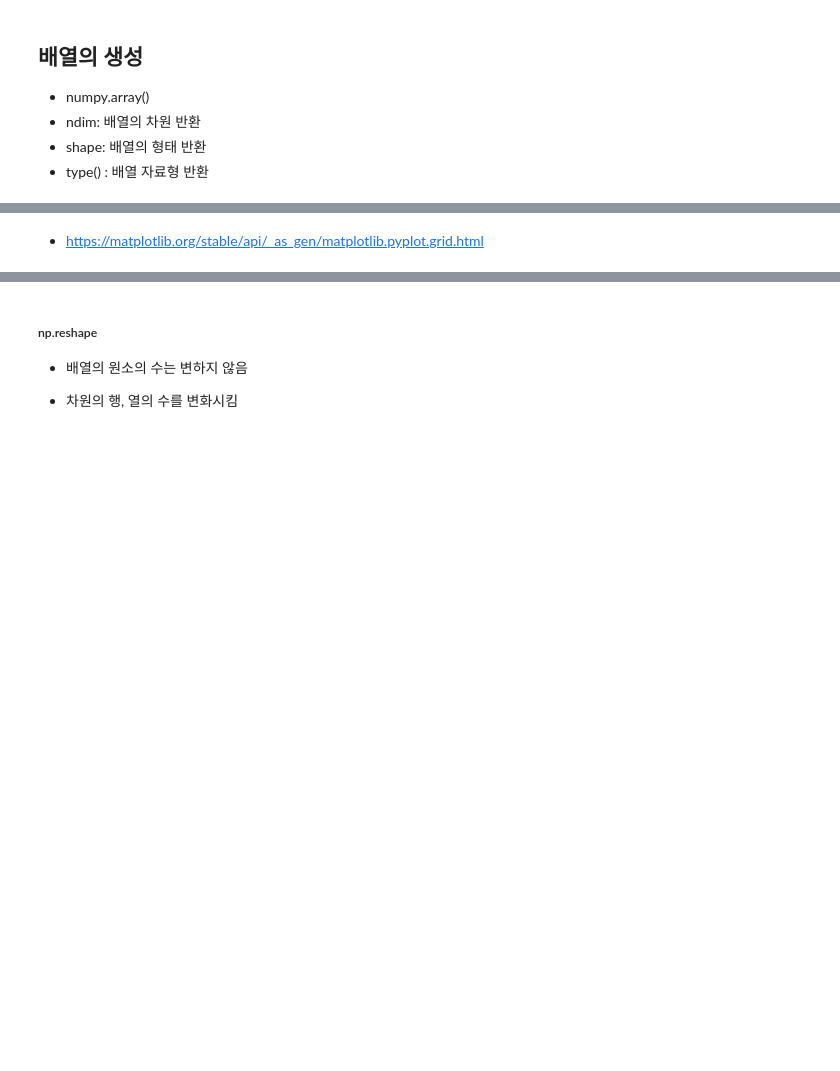
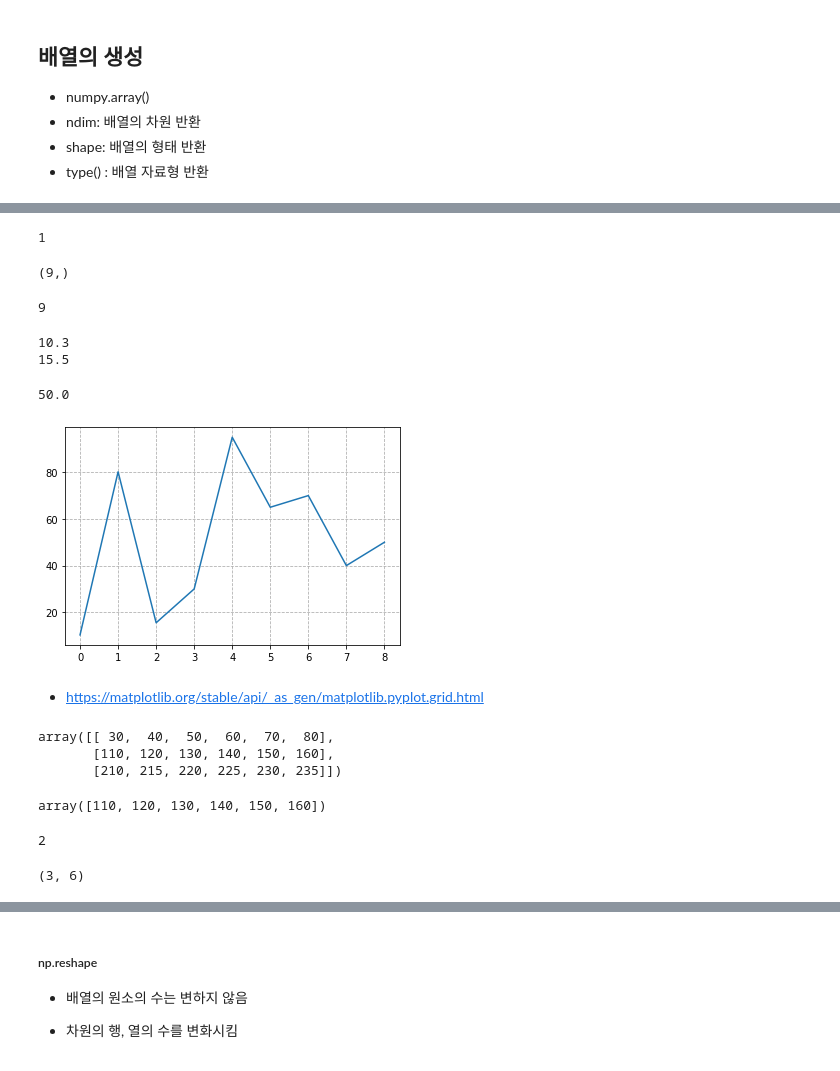
Before and after one commit to gymnopedy01/ictis-2023-ai, a Jupyter notebook: 다운로드/배포_Numpy_핵심.ipynb, the cells around one changed output, grey strips where cells are left out. Saved outputs shown, nothing was run; the diff lists cells and outputs as text; code cells hidden in the pictures; blank space fills up the shorter version.

```diff
--- a/다운로드/배포_Numpy_핵심.ipynb
+++ b/다운로드/배포_Numpy_핵심.ipynb
@@ -26,4 +29,6 @@ print(b[1])
 - shape: 배열의 형태 반환
 - type() : 배열 자료형 반환
 # %%
-ar1 =  [10.3,80.2,15.5,30, 95, 65, 70, 40, 50]   # 1차원 배열
+ar1 = np.array( [10.3,80.2,15.5,30, 95, 65, 70, 40, 50], np.float16)   # 1차원 배열
+
+ar1
@@ -30,10 +47,59 @@ ar1 =  [10.3,80.2,15.5,30, 95, 65, 70, 40, 50]   # 1차원 배열
+# %%
+ar1.ndim
+# %% [output]
+1
+# %%
+ar1.shape #파이썬의 자료형은 튜플이구나, 소갈호에 괄호 들어가면 튜플. 맨앞ㅇ
+# %% [output]
+(9,)
+# %%
+ar1.shape[0] #원소의 수
+# %% [output]
+9
+# %%
+# 1-D array
+# 원소확인
+'''
+'''
+print(ar1[0])
+print(ar1[2])
+ar1[-1]
+# %% [output]
+10.3
+15.5
+50.0
 # %%
-plt.
-plt.grid(visible= , linestyle=  )
+plt.plot(ar1)       #꺽은선 그래프
+plt.grid(visible= True, linestyle= '--' )   #키워드인자 visible=보이느냐, lefestyle='--' dashedline
 plt.show()
+
+# 인덱스번호 x축
+# 값은 y축
+# %% [output]
+[figure, added]
 # %% [markdown]
 - https://matplotlib.org/stable/api/_as_gen/matplotlib.pyplot.grid.html
 # %%
-ar2 = [[ 30, 40,  50,  60,  70,   80],
+#2-D array 생성하기
+ar2 = np.array([[ 30, 40,  50,  60,  70,   80],
                 [110, 120, 130, 140, 150, 160],
-                [210, 215, 220, 225, 230, 235]]
+                [210, 215, 220, 225, 230, 235]])
+ar2
+
+#행과 열로 구성됨 행렬 3행 6열
+# %% [output]
+array([[ 30,  40,  50,  60,  70,  80],
+       [110, 120, 130, 140, 150, 160],
+       [210, 215, 220, 225, 230, 235]])
+# %%
+ar2[1]
+# %% [output]
+array([110, 120, 130, 140, 150, 160])
+# %%
+ar2.ndim
+# %% [output]
+2
+# %%
+ar2.shape
+# %% [output]
+(3, 6)
```
Also changed, not shown: parts of 58 cells of this notebook.
